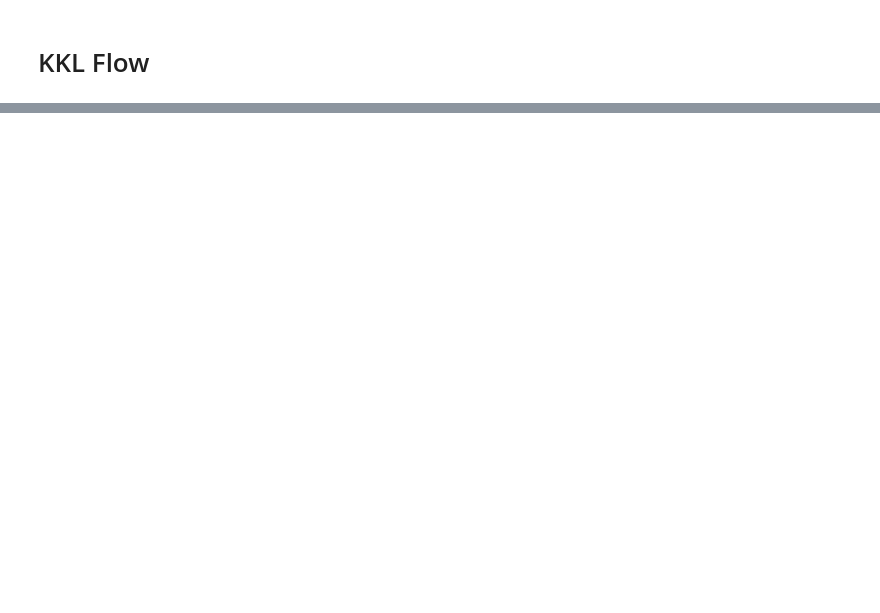
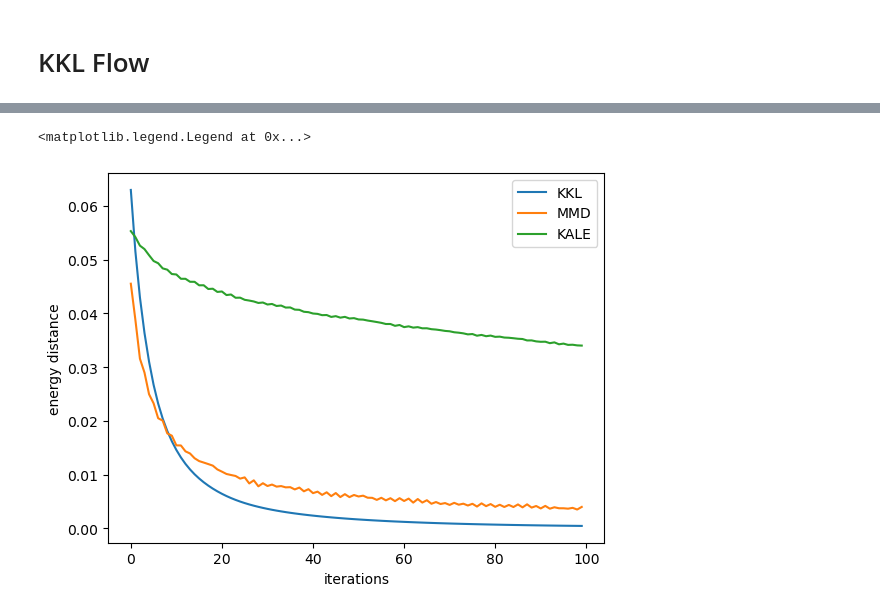
Before and after one commit to cclementine25/KKL-divergence-gradient-flows, a Jupyter notebook: Regularized/heart_to_spiral.ipynb, the cells around one changed output, grey strips where cells are left out. Cells and saved outputs as stored; diff of their text form; code cells hidden in the pictures; blank space fills up the shorter version.

```diff
--- a/Regularized/heart_to_spiral.ipynb
+++ b/Regularized/heart_to_spiral.ipynb
@@ -30,10 +30,10 @@ def _load_img(fn='images/heart.png', size=200, max_samples=None):
 def _get_shapes_data():
     rs = np.random.RandomState(42)
     X = _load_img('images/spiral3d.jpg')
-    X = X[rs.choice(len(X), 2000, replace=False)]
+    X = X[rs.choice(len(X), 500, replace=False)]
 
     Y = _load_img('images/heart.png')
-    Y = Y[rs.choice(len(Y), 2000, replace=False)]
+    Y = Y[rs.choice(len(Y), 500, replace=False)]
 
     Y = torch.from_numpy(Y).float()
     X = torch.from_numpy(X).float()
@@ -117,7 +117,7 @@ import cProfile
 alpha = 0.01
 
 ## KERNEL ###
-sigma = 0.5
+sigma = 0.3
 k = lambda x,y :  kl.k_gauss(x,y,sigma)
 dk = lambda x,y : kl.dk_gauss(x, y,sigma)
 
@@ -146,7 +146,7 @@ import time
 n = len(x)
 m = len(y)
 T = 100 # nombre d'itérations
-h = 0.02 # stepsize gradient descent
+h = 0.01 # stepsize gradient descent
 eps = 0.0001
 alpha = 0.01
 
@@ -202,0 +220,20 @@ T = 0
+# %%
+ED_mmd = []
+ED_kale = []
+ED_kkl = []
+for t in range(100):
+    x_t = X[t]
+    ED_kkl.append(dv.energy_distance(x_t,y))
+    ED_mmd.append(dv.energy_distance(results["kale_10000"]['trajectories'][t],results["kale_10000"]['X']))
+    ED_kale.append(dv.energy_distance(results["kale_0001"]['trajectories'][t],results["kale_0001"]['X']))
+
+
+plt.plot(ED_kkl,label = "KKL" )
+plt.plot(ED_mmd,label = "MMD" )
+plt.plot(ED_kale, label = "KALE")
+plt.xlabel("iterations")
+plt.ylabel("energy distance")
+plt.legend()
+# %% [output]
+<matplotlib.legend.Legend at 0x...>
+[figure, added]
```
Also changed, not shown: parts of 7 cells of this notebook, 4 other files.
